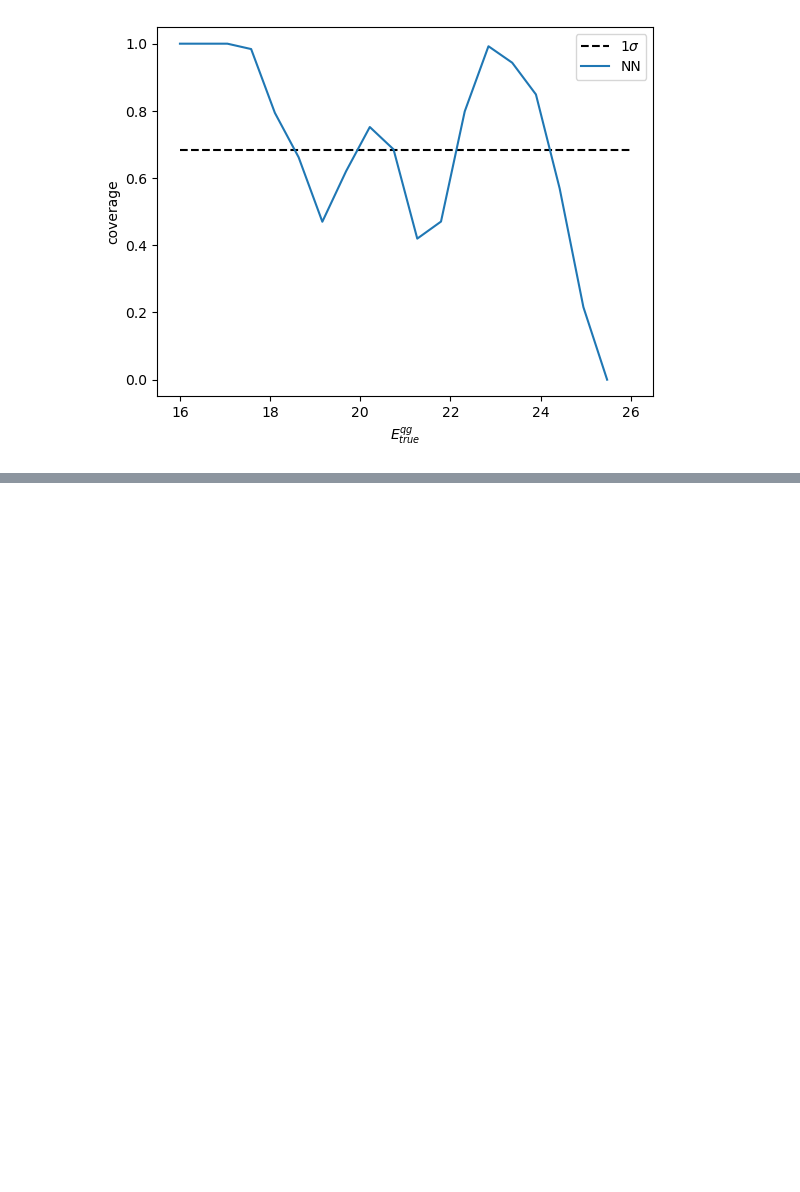
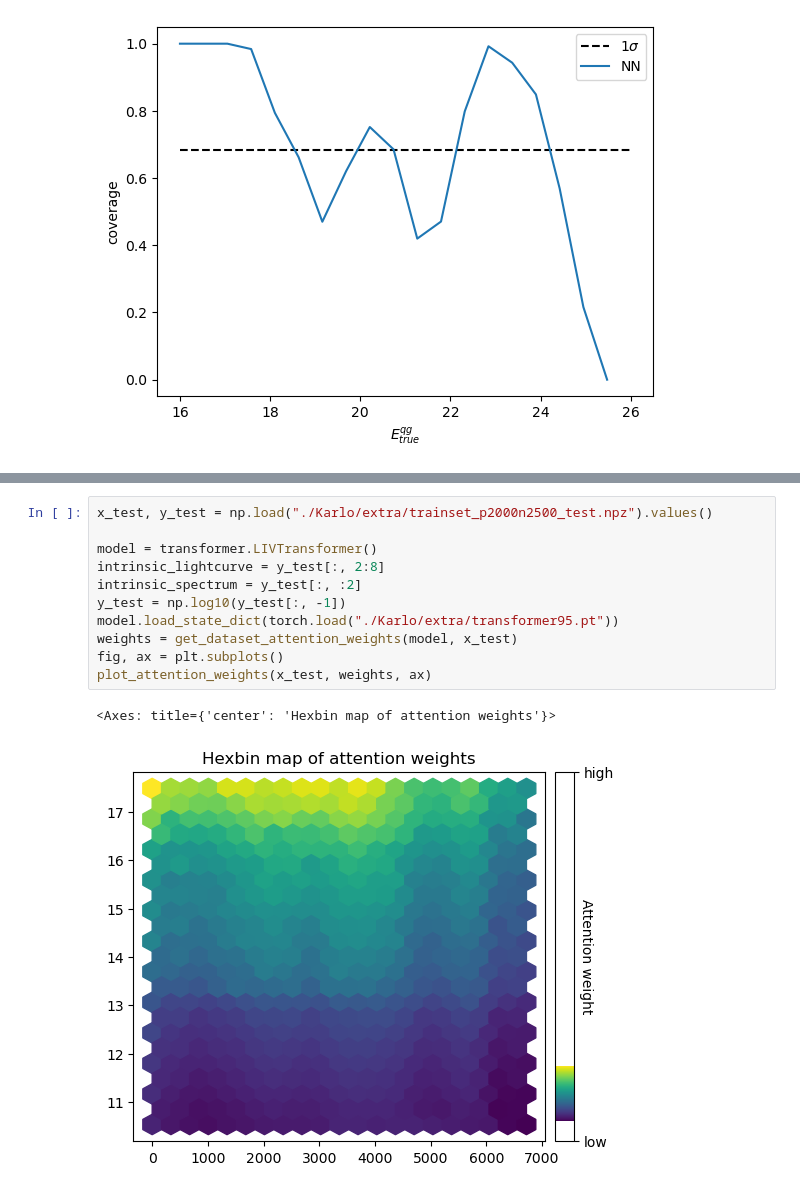
Before and after one commit to kmrakovcic/ANN-VIL, a Jupyter notebook: Visualisations.ipynb, the cells around one changed output, grey strips where cells are left out. Cells and saved outputs as stored; diff of their text form; blank space fills up the shorter version.

```diff
--- a/Visualisations.ipynb
+++ b/Visualisations.ipynb
@@ -231,0 +306,14 @@ Total coverage is: 0.7056
+# %%
+x_test, y_test = np.load("./Karlo/extra/trainset_p2000n2500_test.npz").values()
+
+model = transformer.LIVTransformer()
+intrinsic_lightcurve = y_test[:, 2:8]
+intrinsic_spectrum = y_test[:, :2]
+y_test = np.log10(y_test[:, -1])
+model.load_state_dict(torch.load("./Karlo/extra/transformer95.pt"))
+weights = get_dataset_attention_weights(model, x_test)
+fig, ax = plt.subplots()
+plot_attention_weights(x_test, weights, ax)
+# %% [output]
+<Axes: title={'center': 'Hexbin map of attention weights'}>
+[figure, added]
```
Also changed, not shown: parts of 7 cells of this notebook, 3 other files.
